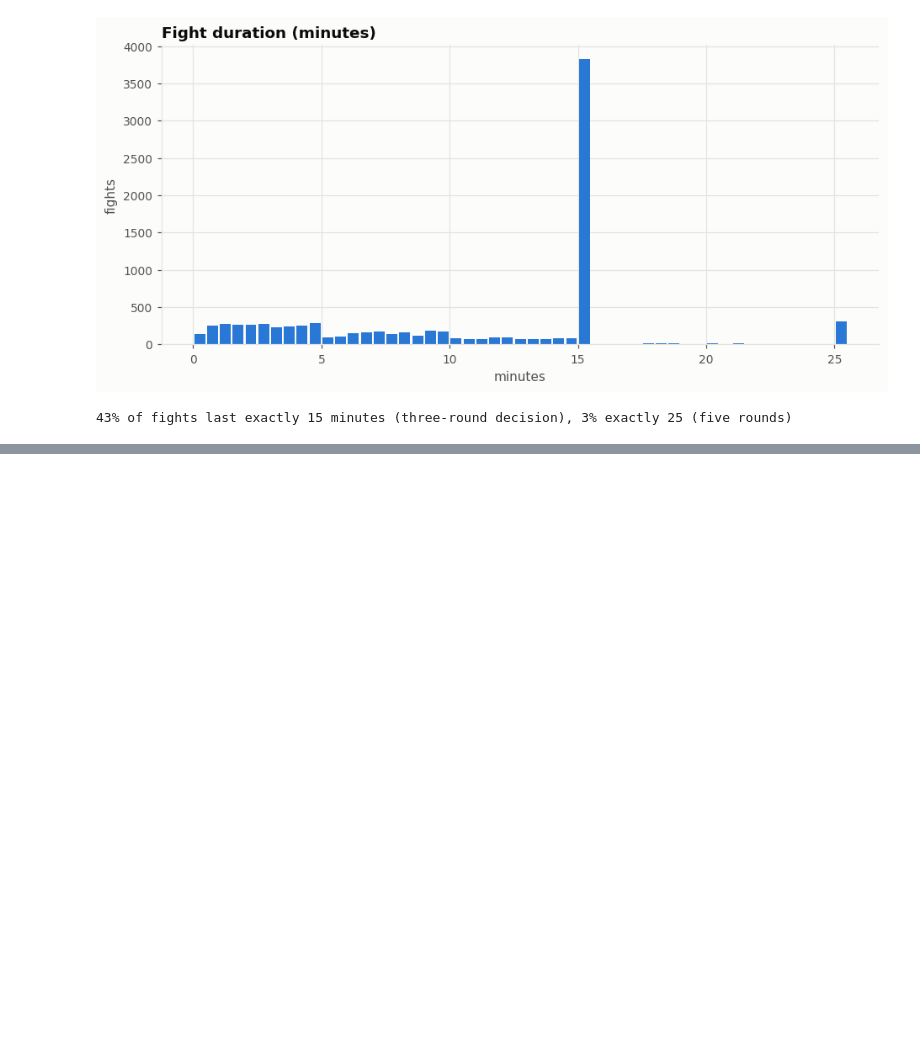
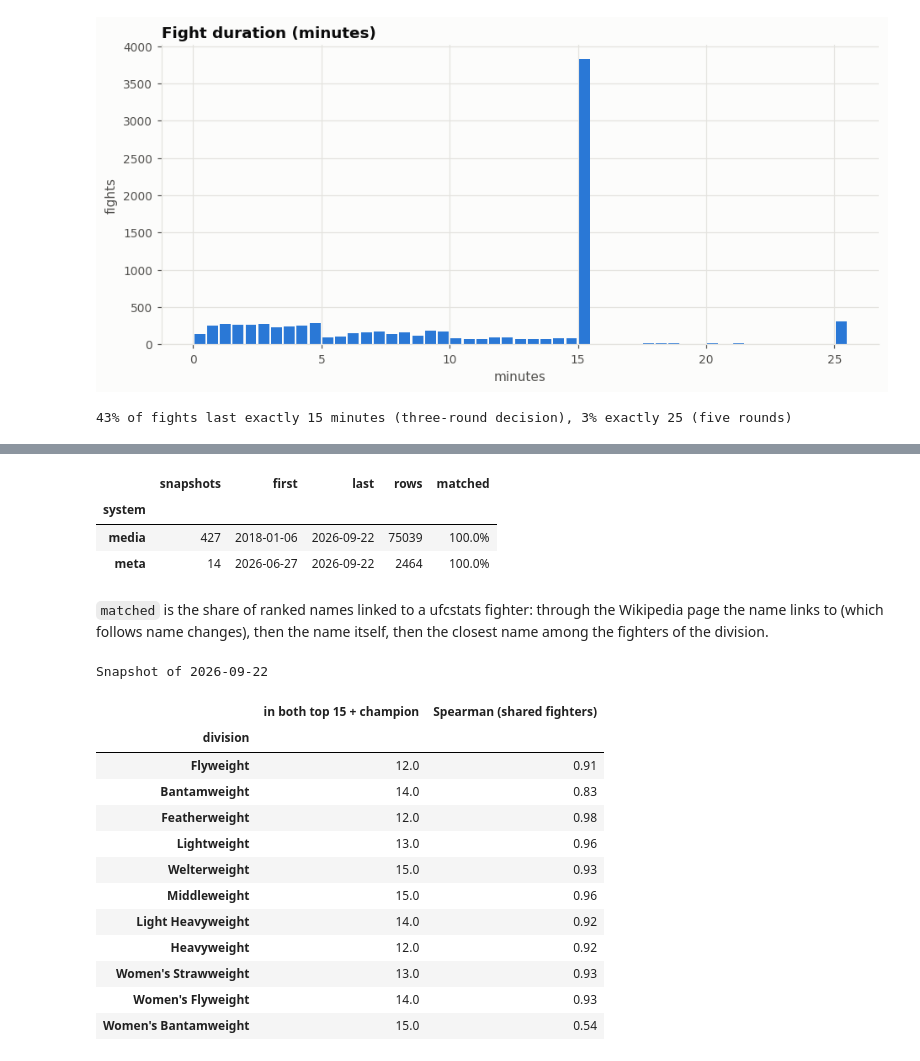
Before and after one commit to tnadiedjoa/Rating-UFC, a Jupyter notebook: notebooks/01_exploration.ipynb, the cells around one changed output, grey strips where cells are left out. Saved outputs shown, nothing was run; the diff lists cells and outputs as text; code cells hidden in the pictures; blank space fills up the shorter version.

```diff
--- a/notebooks/01_exploration.ipynb
+++ b/notebooks/01_exploration.ipynb
@@ -232,0 +360,44 @@ When the market says 70%, the fighter wins about 70% of the time. The only visib
+# %%
+official = read_official_rankings(WIKI_RANKINGS_CSV, master)
+summary = official.groupby('system').agg(snapshots=('date', 'nunique'), first=('date', 'min'), last=('date', 'max'),
+                                         rows=('fighter', 'size'), matched=('fighter_id', lambda s: s.notna().mean()))
+summary['first'] = summary['first'].dt.date
+summary['last'] = summary['last'].dt.date
+summary['matched'] = summary['matched'].map('{:.1%}'.format)
+summary
+# %% [output]
+|  | snapshots | first | last | rows | matched |
+| system |  |  |  |  |  |
+| media | 427 | 2018-01-06 | 2026-09-22 | 75039 | 100.0% |
+| meta | 14 | 2026-06-27 | 2026-09-22 | 2464 | 100.0% |
+# %% [markdown]
+`matched` is the share of ranked names linked to a ufcstats fighter: through the Wikipedia page the name links to (which follows name changes), then the name itself, then the closest name among the fighters of the division.
+# %%
+latest = official['date'].max()
+week = official[(official['date'] == latest) & official['fighter_id'].notna()]
+media = week[week['system'] == 'media'].set_index(['division', 'fighter_id'])['rank']
+meta = week[week['system'] == 'meta'].set_index(['division', 'fighter_id'])['rank']
+both = pd.concat({'media': media, 'meta': meta}, axis=1)
+
+rows = []
+for division, table in both.groupby(level='division'):
+    shared = table.dropna()
+    rows.append({'division': division, 'in both top 15 + champion': len(shared),
+                 'Spearman (shared fighters)': spearmanr(shared['media'], shared['meta'])[0]})
+print(f'Snapshot of {latest.date()}')
+pd.DataFrame(rows).set_index('division').reindex(DIVISIONS).dropna().round(2)
+# %% [output]
+Snapshot of 2026-09-22
+|  | in both top 15 + champion | Spearman (shared fighters) |
+| division |  |  |
+| Flyweight | 12.0 | 0.91 |
+| Bantamweight | 14.0 | 0.83 |
+| Featherweight | 12.0 | 0.98 |
+| Lightweight | 13.0 | 0.96 |
+| Welterweight | 15.0 | 0.93 |
+| Middleweight | 15.0 | 0.96 |
+| Light Heavyweight | 14.0 | 0.92 |
+| Heavyweight | 12.0 | 0.92 |
+| Women's Strawweight | 13.0 | 0.93 |
+| Women's Flyweight | 14.0 | 0.93 |
+| Women's Bantamweight | 15.0 | 0.54 |
```
Also changed, not shown: parts of 28 cells of this notebook, 39 other files.
